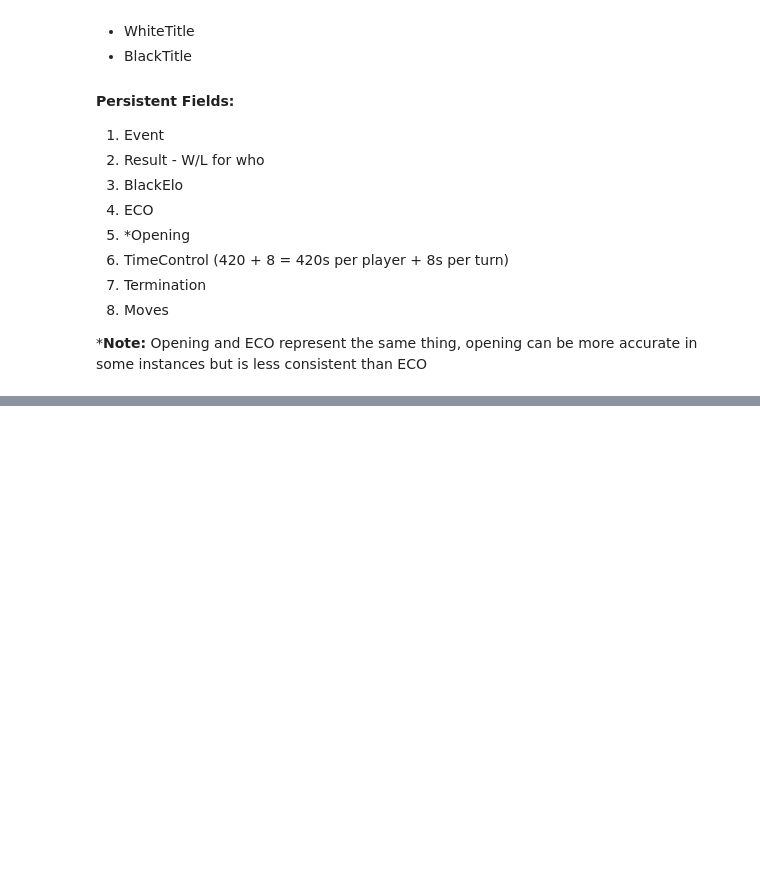
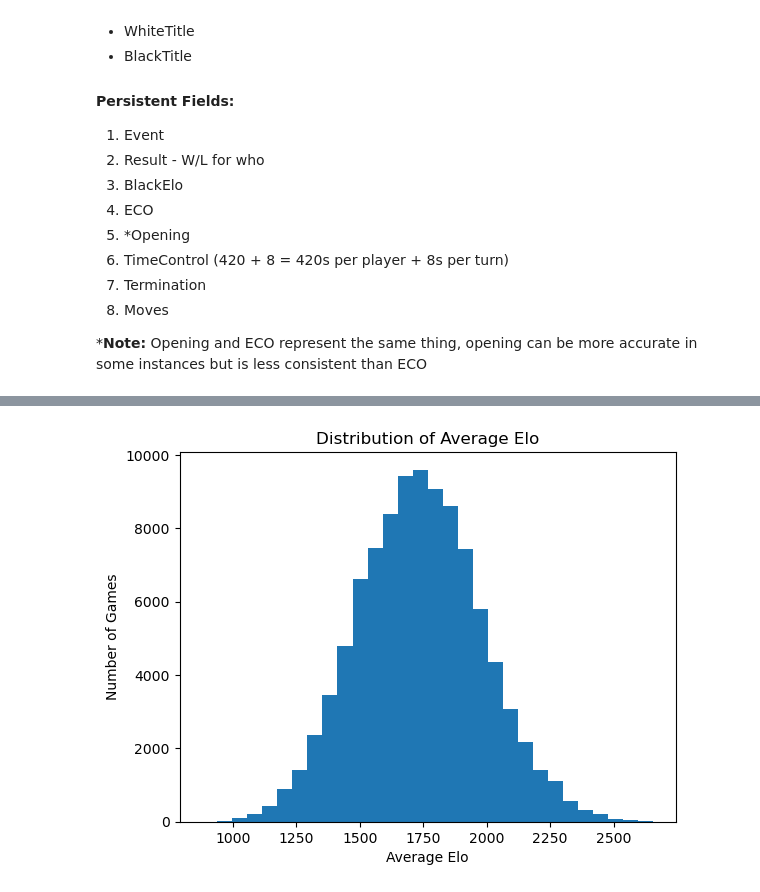
Before and after one commit to Brant-c/chess-opening-ml, a Jupyter notebook: notebooks/LichessEDA[G66].ipynb, the cells around one changed output, grey strips where cells are left out. Drawn from its saved outputs; the diff is of its cells as text; code cells hidden in the pictures; blank space fills up the shorter version.

```diff
--- a/notebooks/LichessEDA[G66].ipynb
+++ b/notebooks/LichessEDA[G66].ipynb
@@ -240,0 +430,12 @@ dfclean.head(50)
+# %%
+dfclean["AverageElo"].plot(
+    kind="hist",
+    bins=30
+)
+
+plt.title("Distribution of Average Elo")
+plt.xlabel("Average Elo")
+plt.ylabel("Number of Games")
+plt.show()
+# %% [output]
+[figure, added]
```
Also changed, not shown: parts of 26 cells of this notebook.
